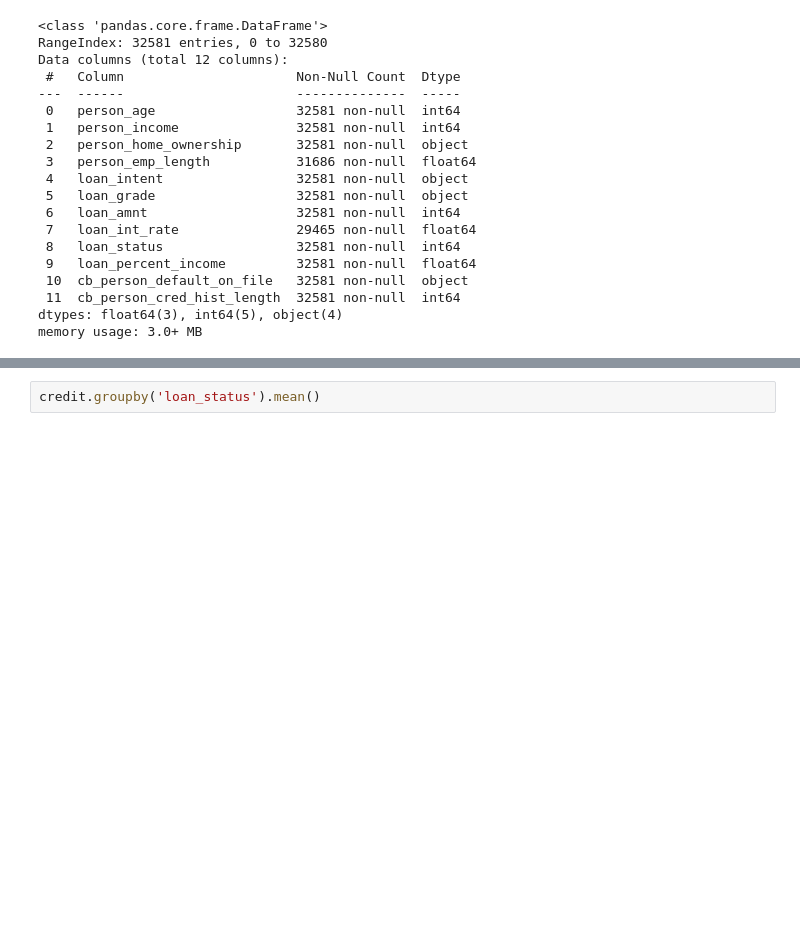
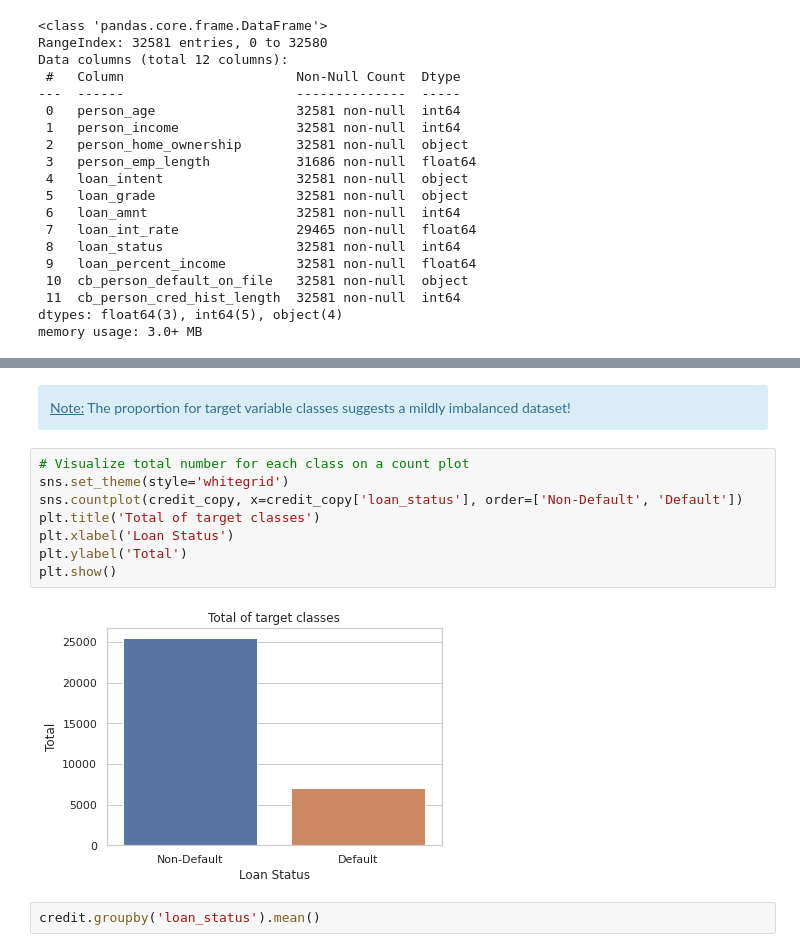
Before and after one commit to valkiss024/credit-risk-analysis, a Jupyter notebook: Credit Analysis.ipynb, the cells around one changed output, grey strips where cells are left out. Cells and saved outputs as stored; diff of their text form; blank space fills up the shorter version.

```diff
--- a/Credit Analysis.ipynb
+++ b/Credit Analysis.ipynb
@@ -110,3 +151,15 @@ plt.show()
+# %% [markdown]
+<div class='alert alert-block alert-info'> <u>Note:</u> The proportion for target variable classes suggests a mildly imbalanced dataset!</div>
+# %%
+# Visualize total number for each class on a count plot
+sns.set_theme(style='whitegrid')
+sns.countplot(credit_copy, x=credit_copy['loan_status'], order=['Non-Default', 'Default'])
+plt.title('Total of target classes')
+plt.xlabel('Loan Status')
+plt.ylabel('Total')
+plt.show()
+# %% [output]
+[figure, added]
 # %%
 credit.groupby('loan_status').mean()
 # %% [output]
```
Also changed, not shown: parts of 19 cells of this notebook.
